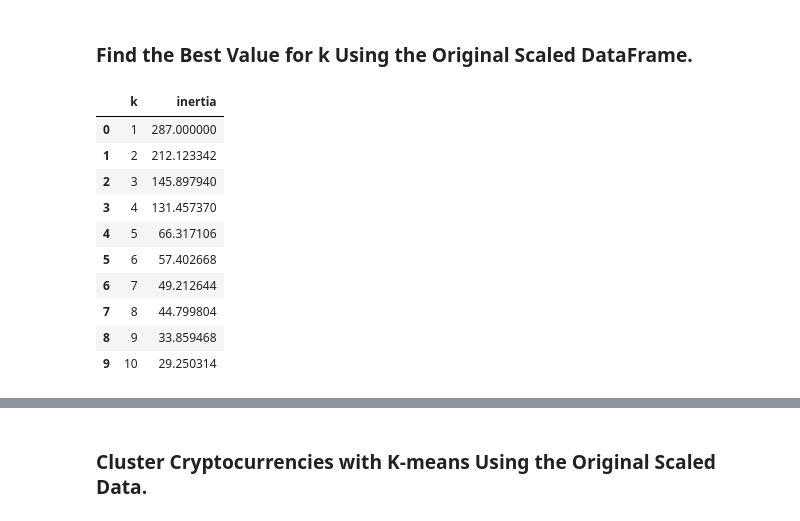
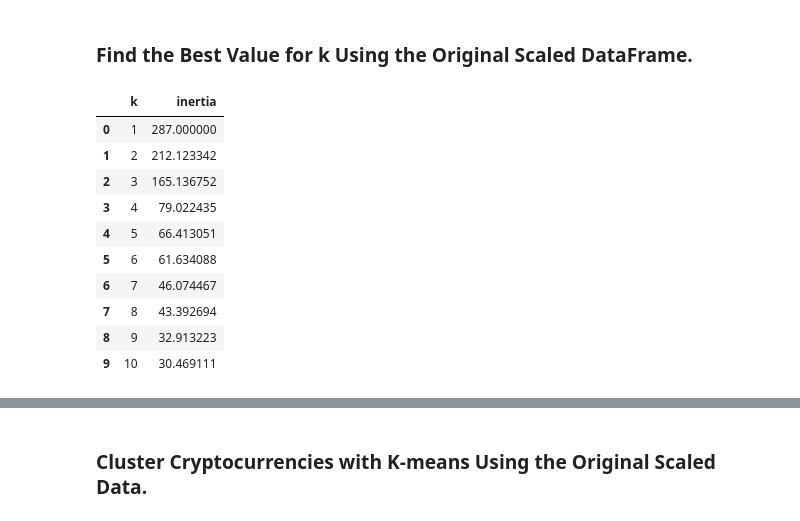
Before and after one commit to GerardoCastanos/CryptoClustering, a Jupyter notebook: Crypto_Clustering_starter_code.ipynb, the cells around one changed output, grey strips where cells are left out. Drawn from its saved outputs; the diff is of its cells as text; code cells hidden in the pictures.

```diff
--- a/Crypto_Clustering_starter_code.ipynb
+++ b/Crypto_Clustering_starter_code.ipynb
@@ -40,17 +40,19 @@ market_data_df.describe()
 ### Prepare the Data
 # %%
 # Use the `StandardScaler()` module from scikit-learn to normalize the data from the CSV file
+scaler = StandardScaler()
 # %%
 # Create a DataFrame with the scaled data
-
-
+scaled_data = scaler.fit_transform(market_data_df)
+scaled_df = pd.DataFrame(
+    scaled_data,
+    columns=market_data_df.columns
+)
 # Copy the crypto names from the original data
-
-
 # Set the coinid column as index
-
-
+scaled_df.index = market_data_df.index
 # Display sample data
+scaled_df.head()
 # %% [output]
 |  | price_change_percentage_24h | price_change_percentage_7d | price_change_percentage_14d | price_change_percentage_30d | ... |
 | coin_id |  |  |  |  | ... |
@@ -64,37 +66,42 @@ market_data_df.describe()
 # %%
 # Create a list with the number of k-values to try
 # Use a range from 1 to 11
-
-
+k_values = range(1, 11)
 # Create an empty list to store the inertia values
-
+inertia_values=[]
 
 # Create a for loop to compute the inertia with each possible value of k
 # Inside the loop:
 # 1. Create a KMeans model using the loop counter for the n_clusters
 # 2. Fit the model to the data using the scaled DataFrame
 # 3. Append the model.inertia_ to the inertia list
-
-
+for k in k_values:
+    kmeans = KMeans(n_clusters=k, random_state=1)
+    kmeans.fit(scaled_df)
+    inertia_values.append(kmeans.inertia_)
 # Create a dictionary with the data to plot the Elbow curve
-
+elbow_data = {
+    "k": k_values,
+    "inertia": inertia_values
+}
 
 # Create a DataFrame with the data to plot the Elbow curve
-
+elbow_df = pd.DataFrame(elbow_data)
 
 # Display the DataFrame
+elbow_df
 # %% [output]
 |  | k | inertia |
 | 0 | 1 | 287.000000 |
 | 1 | 2 | 212.123342 |
-| 2 | 3 | 145.897940 |
-| 3 | 4 | 131.457370 |
-| 4 | 5 | 66.317106 |
-| 5 | 6 | 57.402668 |
-| 6 | 7 | 49.212644 |
-| 7 | 8 | 44.799804 |
-| 8 | 9 | 33.859468 |
-| 9 | 10 | 29.250314 |
+| 2 | 3 | 165.136752 |
+| 3 | 4 | 79.022435 |
+| 4 | 5 | 66.413051 |
+| 5 | 6 | 61.634088 |
+| 6 | 7 | 46.074467 |
+| 7 | 8 | 43.392694 |
+| 8 | 9 | 32.913223 |
+| 9 | 10 | 30.469111 |
 # %%
 # Plot a line chart with all the inertia values computed with
 # the different values of k to visually identify the optimal value for k.
```
Also changed, not shown: parts of 23 cells of this notebook.
